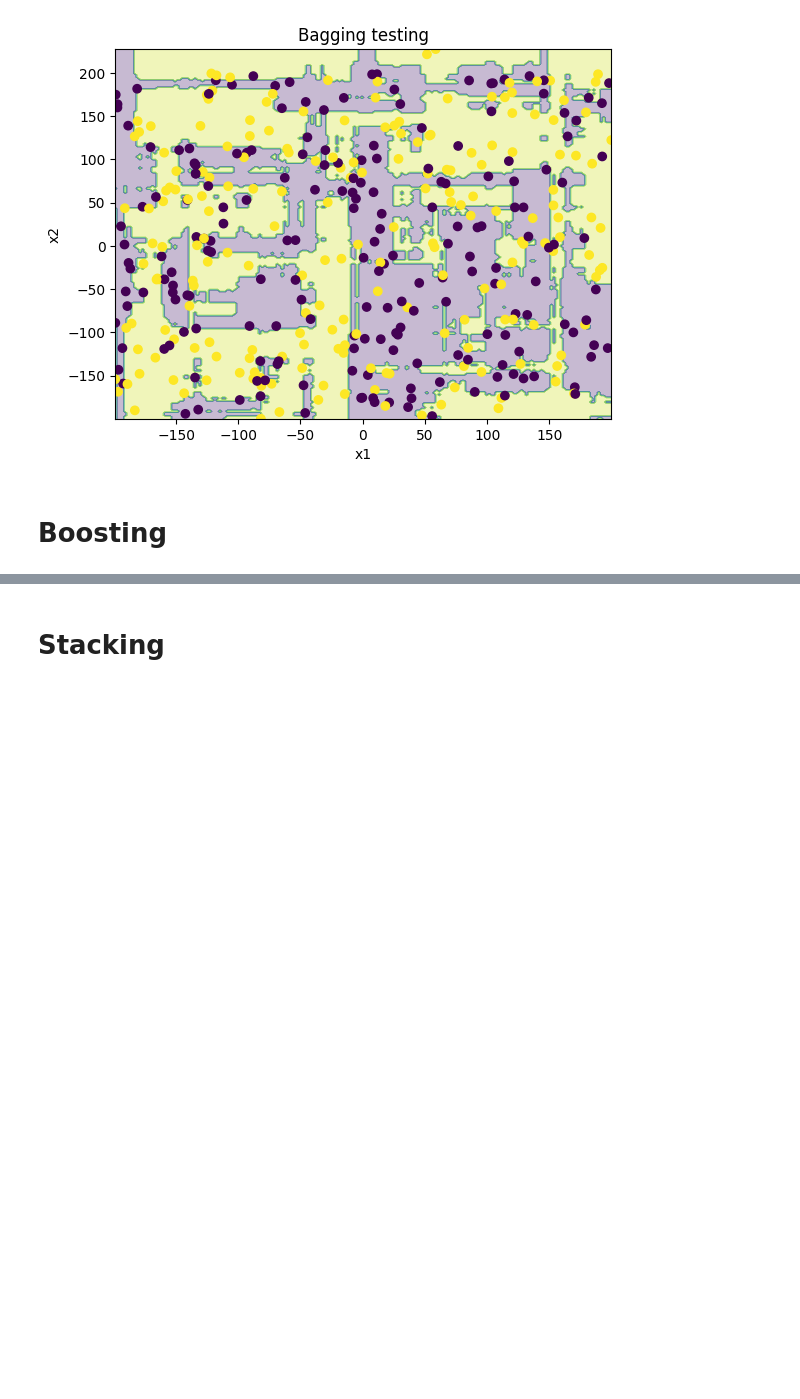
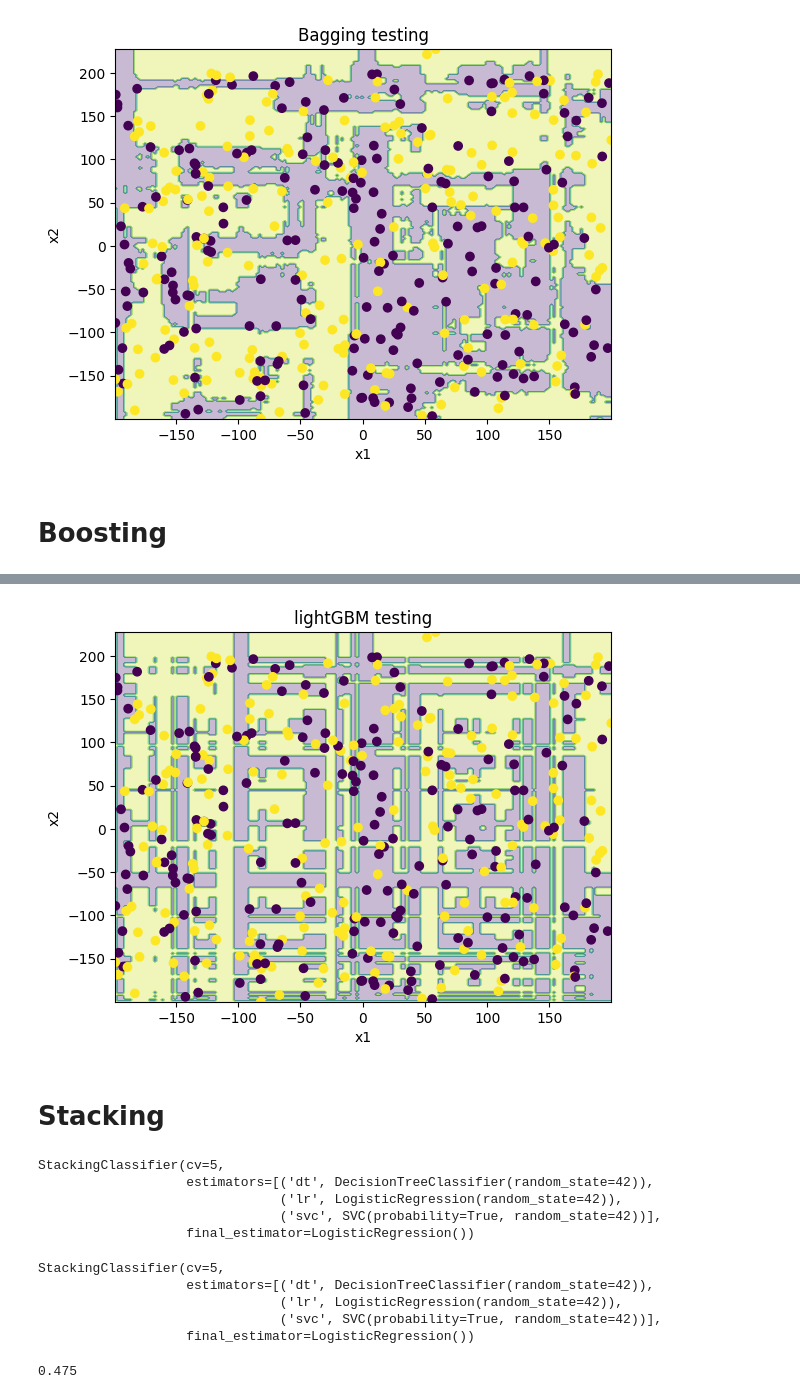
Before and after one commit to d940909492/machine-learning-practice, a Jupyter notebook: ensemble_learning/bagging_boosting_stacking.ipynb, the cells around one changed output, grey strips where cells are left out. Drawn from its saved outputs; the diff is of its cells as text; code cells hidden in the pictures; blank space fills up the shorter version.

```diff
--- a/ensemble_learning/bagging_boosting_stacking.ipynb
+++ b/ensemble_learning/bagging_boosting_stacking.ipynb
@@ -53,2 +118,16 @@ plt.show()
+# %%
+x2 , y2 = np.meshgrid(np.linspace(x[:, 0].min(), x[:, 0].max(), 200),np.linspace(x[:, 1].min(), x[:, 1].max(), 200))
+
+z = boosting.predict(np.c_[x2.ravel(), y2.ravel()])
+z = z.reshape(x2.shape)
+
+plt.contourf(x2, y2, z, alpha=0.3)
+plt.scatter(x[:, 0], x[:, 1], c=y)
+plt.xlabel('x1')
+plt.ylabel('x2')
+plt.title('lightGBM testing')
+plt.show()
+# %% [output]
+[figure, added]
 # %% [markdown]
 # Stacking
@@ -54,0 +139,26 @@ plt.show()
+# %%
+stacking = StackingClassifier(estimators=estimators, final_estimator=LogisticRegression(), cv=5)
+stacking
+# %% [output]
+StackingClassifier(cv=5,
+                   estimators=[('dt', DecisionTreeClassifier(random_state=42)),
+                               ('lr', LogisticRegression(random_state=42)),
+                               ('svc', SVC(probability=True, random_state=42))],
+                   final_estimator=LogisticRegression())
+# %%
+stacking.fit(x_train, y_train)
+# %% [output]
+StackingClassifier(cv=5,
+                   estimators=[('dt', DecisionTreeClassifier(random_state=42)),
+                               ('lr', LogisticRegression(random_state=42)),
+                               ('svc', SVC(probability=True, random_state=42))],
+                   final_estimator=LogisticRegression())
+# %%
+x2 , y2 = np.meshgrid(np.linspace(x[:, 0].min(), x[:, 0].max(), 200),np.linspace(x[:, 1].min(), x[:, 1].max(), 200))
+z = stacking.predict(np.c_[x2.ravel(), y2.ravel()])
+z = z.reshape(x2.shape)
+stack_pred = stacking.predict(x_test)
+stack_score = accuracy_score(y_test, stack_pred)
+stack_score
+# %% [output]
+0.475
```
Also changed, not shown: parts of 8 cells of this notebook, 11 other files.
